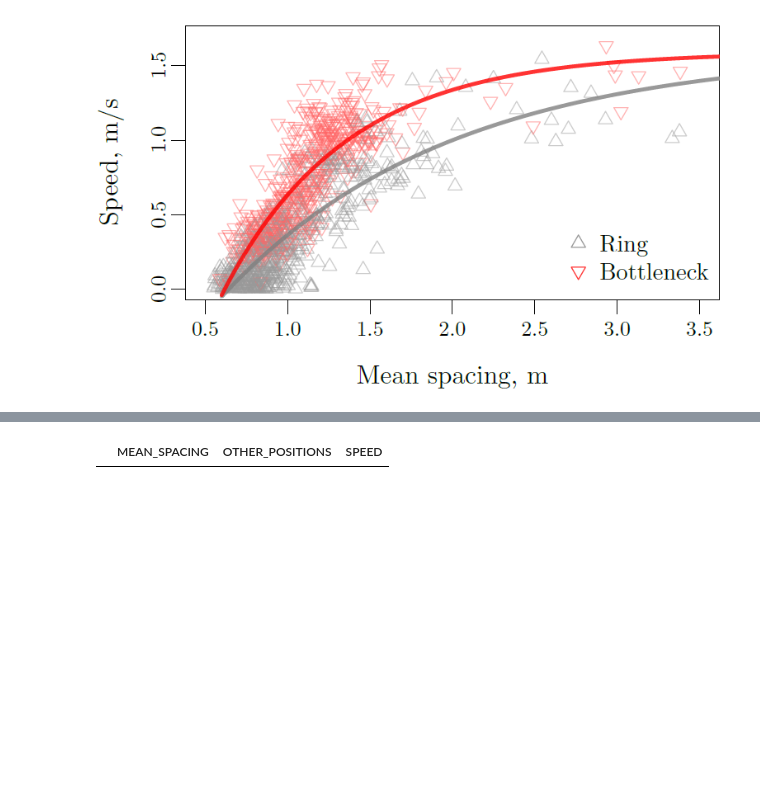
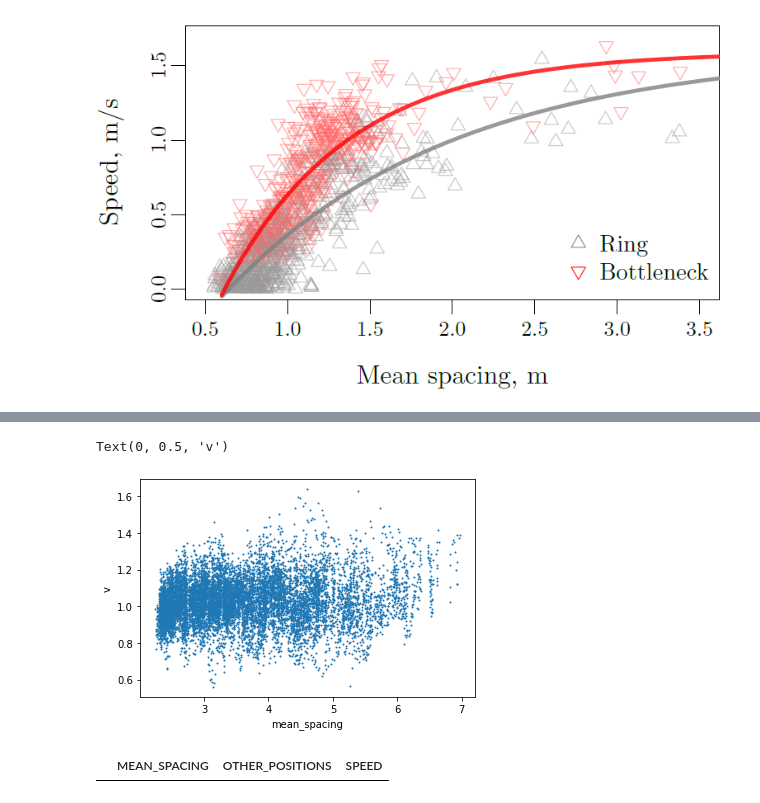
Before and after one commit to AlexPasqua/MLCMS-project, a Jupyter notebook: src/reproduce_FD.ipynb, the cells around one changed output, grey strips where cells are left out. Cells and saved outputs as stored; diff of their text form; code cells hidden in the pictures; blank space fills up the shorter version.

Commit message:
Data preprocessing done

```diff
--- a/src/reproduce_FD.ipynb
+++ b/src/reproduce_FD.ipynb
@@ -10,3 +10,7 @@ import matplotlib.pyplot as plt
 # %%
 def fd_exec(m_s, v0, T, l):
     return v0 * (1 - np.exp((l - m_s) / (v0 * T)))
+# %%
+path = "../data/dataset_corridor_30.pickle"
+dataset = pd.read_pickle(path)
+dataset.head()
@@ -13,3 +24,21 @@ def fd_exec(m_s, v0, T, l):
+# %%
+speed_cm = dataset['SPEED'].to_numpy()
+mean_spacing_cm = dataset['MEAN_SPACING'].to_numpy()
+c_v0 = 1.6
+c_T = 0.86
+c_l = 0.64
+fd_res = []
+mean_spacing_linspace = np.linspace(0.6, max(mean_spacing_cm), 1000)
+for m_s in mean_spacing_linspace:
+    fd_res.append(fd_exec(m_s, c_v0, c_T, c_l))
+plt.scatter(mean_spacing_cm, speed_cm, s=1)
+# plt.scatter(mean_spacing_linspace, fd_res, s=1)
+# plt.xlim(0,3.5)
+plt.xlabel("mean_spacing")
+plt.ylabel("v")
+# %% [output]
+Text(0, 0.5, 'v')
+[figure, added]
 # %%
 corridor_file = "../data/corridor_15_filtered_10-nn_dataframe"
 column_names = ['MEAN_SPACING', 'OTHER_POSITIONS', 'SPEED']
```
Also changed, not shown: parts of 2 cells of this notebook, 5 other files.
